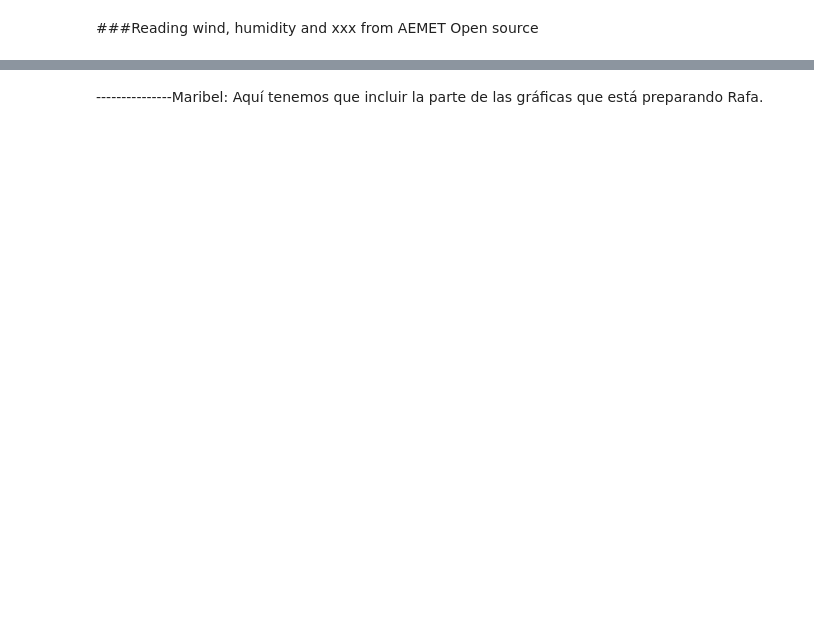
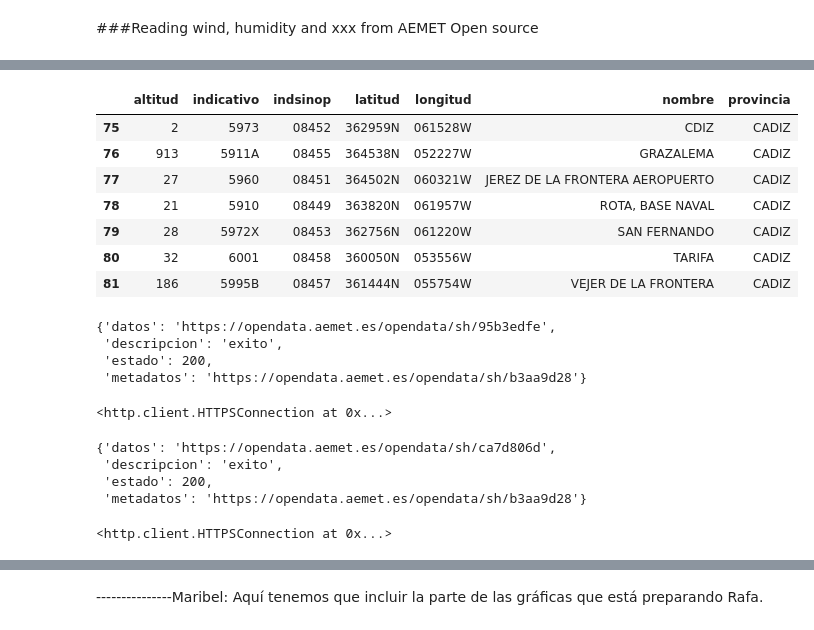
Before and after one commit to MaribelLuque/SaturdaysAI, a Jupyter notebook: Borrador_Proyecto_incendios.ipynb, the cells around one changed output, grey strips where cells are left out. Drawn from its saved outputs; the diff is of its cells as text; code cells hidden in the pictures; blank space fills up the shorter version.

```diff
--- a/Borrador_Proyecto_incendios.ipynb
+++ b/Borrador_Proyecto_incendios.ipynb
@@ -351,0 +284,7 @@ df_LST
+# %%
+#nos descargamos de la URL "datos" un json con el inventario de estaciones.
+conn = http.client.HTTPSConnection("opendata.aemet.es/opendata/sh/679dedad")
+import urllib.request, json
+with urllib.request.urlopen("https://opendata.aemet.es/opendata/sh/679dedad") as url:
+    data = json.loads(url.read().decode("utf-8","ignore"))#daba un error por las "Ñ" que había en algunas palabras. Para eso sirve el "ignore".
+    print(data)
@@ -351,0 +293,4 @@ df_LST
+# %%
+#Lo convertimos a un dataframe y visualizamos los primeros valores.
+df_inventario = pd.DataFrame(data)
+df_inventario.head()
@@ -351,0 +304,13 @@ df_LST
+# %%
+#Filtramos en el dataframe para quedarnos con las 7 estaciones meteorológicas que hay en la provincia de CADIZ.
+df_estacionesCADIZ = df_inventario[df_inventario['provincia'] == "CADIZ"]
+df_estacionesCADIZ
+# %% [output]
+|  | altitud | indicativo | indsinop | latitud | longitud | nombre | provincia |
+| 75 | 2 | 5973 | 08452 | 362959N | 061528W | CDIZ | CADIZ |
+| 76 | 913 | 5911A | 08455 | 364538N | 052227W | GRAZALEMA | CADIZ |
+| 77 | 27 | 5960 | 08451 | 364502N | 060321W | JEREZ DE LA FRONTERA AEROPUERTO | CADIZ |
+| 78 | 21 | 5910 | 08449 | 363820N | 061957W | ROTA, BASE NAVAL | CADIZ |
+| 79 | 28 | 5972X | 08453 | 362756N | 061220W | SAN FERNANDO | CADIZ |
+| 80 | 32 | 6001 | 08458 | 360050N | 053556W | TARIFA | CADIZ |
+| 81 | 186 | 5995B | 08457 | 361444N | 055754W | VEJER DE LA FRONTERA | CADIZ |
@@ -351,0 +332,12 @@ df_LST
+# %%
+item
+# %% [output]
+{'datos': 'https://opendata.aemet.es/opendata/sh/95b3edfe',
+ 'descripcion': 'exito',
+ 'estado': 200,
+ 'metadatos': 'https://opendata.aemet.es/opendata/sh/b3aa9d28'}
+# %%
+conn = http.client.HTTPSConnection("opendata.aemet.es/opendata/sh/95b3edfe")
+conn
+# %% [output]
+<http.client.HTTPSConnection at 0x...>
@@ -351,0 +374,12 @@ df_LST
+# %%
+item
+# %% [output]
+{'datos': 'https://opendata.aemet.es/opendata/sh/ca7d806d',
+ 'descripcion': 'exito',
+ 'estado': 200,
+ 'metadatos': 'https://opendata.aemet.es/opendata/sh/b3aa9d28'}
+# %%
+conn = http.client.HTTPSConnection("opendata.aemet.es/opendata/sh/ca7d806d")
+conn
+# %% [output]
+<http.client.HTTPSConnection at 0x...>
```
Also changed, not shown: parts of 30 cells of this notebook.
